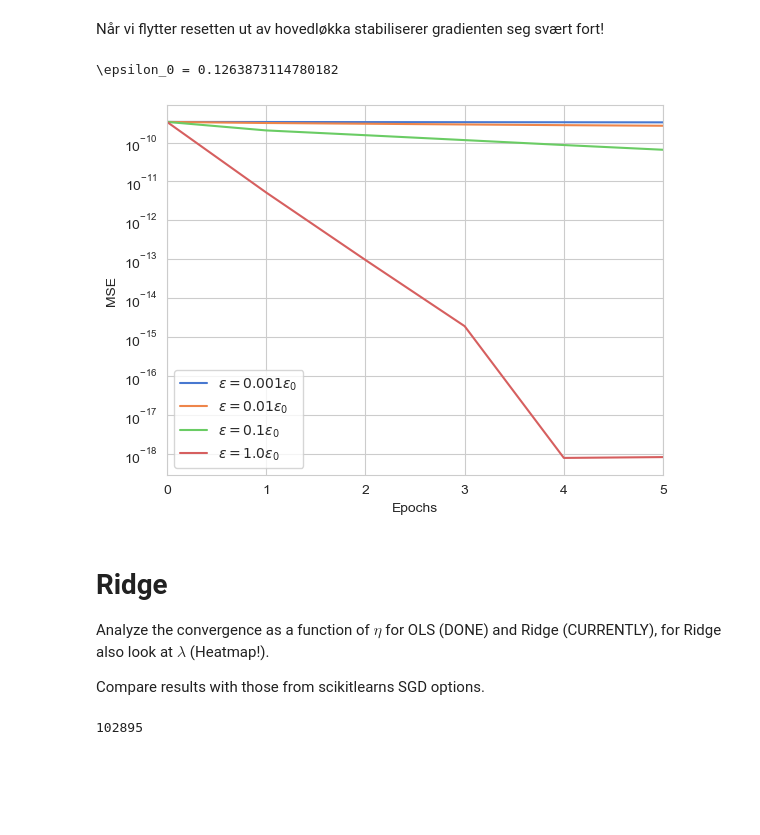
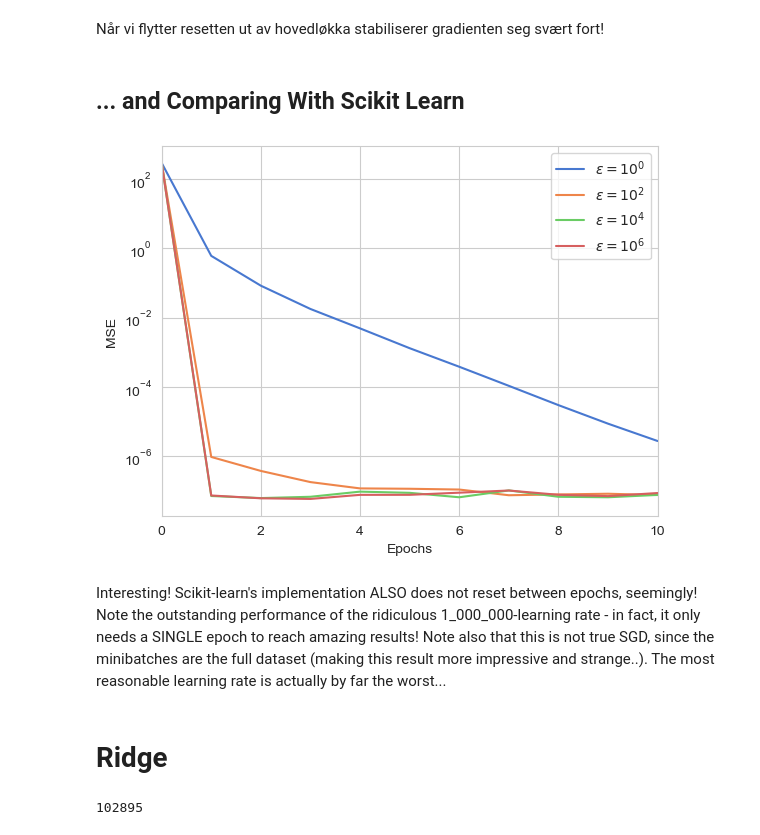
Before and after one commit to MariaFlyAway/Project2_FYS-STK3155, a Jupyter notebook: Code/Gradient_Descent/subtask_a.ipynb, the cells around one changed output. Saved outputs shown, nothing was run; the diff lists cells and outputs as text; code cells hidden in the pictures; blank space fills up the shorter version.

Commit message:
Finished part 1a) by adding sklearn comparison

```diff
--- a/Code/Gradient_Descent/subtask_a.ipynb
+++ b/Code/Gradient_Descent/subtask_a.ipynb
@@ -245,22 +253,32 @@ for i, epsilon in enumerate(epsilons):
-# %%
-print(rf"\epsilon_0 = {upper_bound_learning_rate}")
-for i in range(k):
-    plt.plot(np.arange(N+1), msgd_mse[i], label=rf"$\epsilon = {epsilons[i]/upper_bound_learning_rate} \epsilon_0$")
-plt.yscale("log")
-plt.xlabel("Epochs")
-plt.ylabel("MSE")
-plt.margins(x=0)
-plt.legend()
-plt.show()
-# %% [output]
-\epsilon_0 = 0.1263873114780182
-[figure, removed]
-# %% [markdown]
-# Ridge
-
-Analyze the convergence as a function of $\eta$ for OLS (DONE) and Ridge (CURRENTLY), for Ridge also look at $\lambda$ (Heatmap!).
-
-Compare results with those from scikitlearns SGD options.
+# %% [markdown]
+## ... and Comparing With Scikit Learn
+# %%
+from sklearn.linear_model import SGDRegressor
+
+adg_skl_mse = np.zeros((k, N+1))
+adg_skl_mse[:,0] = ols_cost(X, y, init)
+
+# Fitting "one epoch at a time"
+model = SGDRegressor(learning_rate='adaptive', max_iter=1, tol=None, warm_start=True)
+for i, epsilon in enumerate(adg_epsilons):
+    for epoch in range(N):
+        model.partial_fit(X, y)  # Update model with one epoch of data
+        adg_skl_mse[i, epoch+1] = 1/len(y) * np.sum((model.predict(X) - y)**2)
+
+for i in range(k):
+    plt.plot(np.arange(N+1), adg_skl_mse[i], label=rf"$\epsilon = 10^{2*i}$")
+plt.yscale("log")
+plt.xlabel("Epochs")
+plt.ylabel("MSE")
+plt.legend()
+plt.margins(x=0)
+plt.show()
+# %% [output]
+[figure, added]
+# %% [markdown]
+Interesting! Scikit-learn's implementation ALSO does not reset between epochs, seemingly! Note the outstanding performance of the ridiculous 1_000_000-learning rate - in fact, it only needs a SINGLE epoch to reach amazing results! Note also that this is not true SGD, since the minibatches are the full dataset (making this result more impressive and strange..). The most reasonable learning rate is actually by far the worst...
+# %% [markdown]
+# Ridge
 # %%
 import gc # in case memory is filled by old class instances?
 for obj in gc.get_objects():
```
Also changed, not shown: parts of 11 cells of this notebook, 1 other file.
